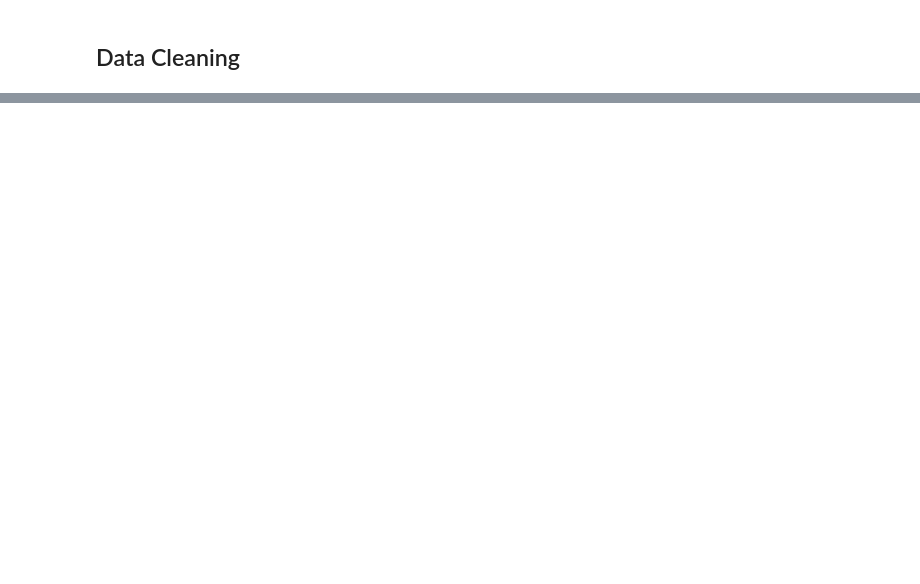
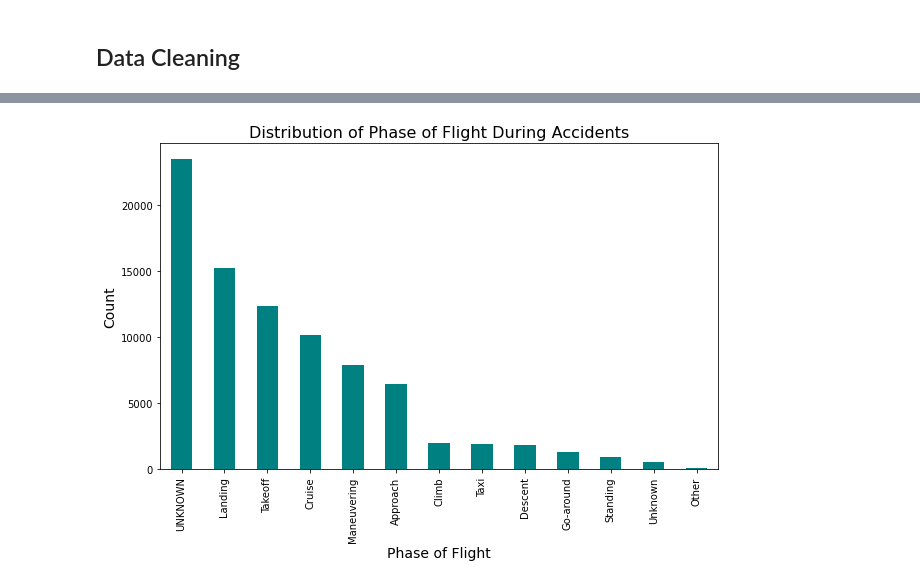
Before and after one commit to Noel-cyber/Aircraft_Reccomendation, a Jupyter notebook: project1.ipynb, the cells around one changed output, grey strips where cells are left out. Drawn from its saved outputs; the diff is of its cells as text; code cells hidden in the pictures; blank space fills up the shorter version.

```diff
--- a/project1.ipynb
+++ b/project1.ipynb
@@ -482,0 +570,10 @@ plt.show()
+# %%
+# Plot the distribution of phase of flight
+plt.figure(figsize=(10, 6))
+df['Broad_Phase_Of_Flight'].value_counts().plot(kind='bar', color='teal')
+plt.title('Distribution of Phase of Flight During Accidents', fontsize=16)
+plt.xlabel('Phase of Flight', fontsize=14)
+plt.ylabel('Count', fontsize=14)
+plt.show()
+# %% [output]
+[figure, added]
```
Also changed, not shown: parts of 74 cells of this notebook.
